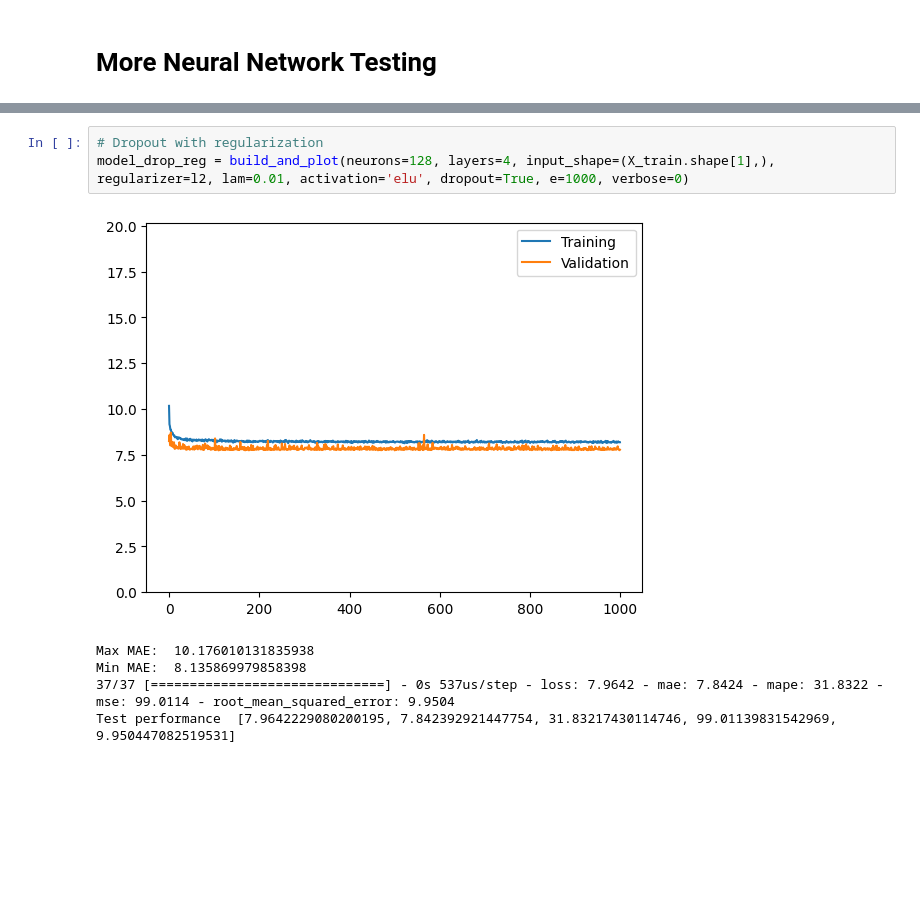
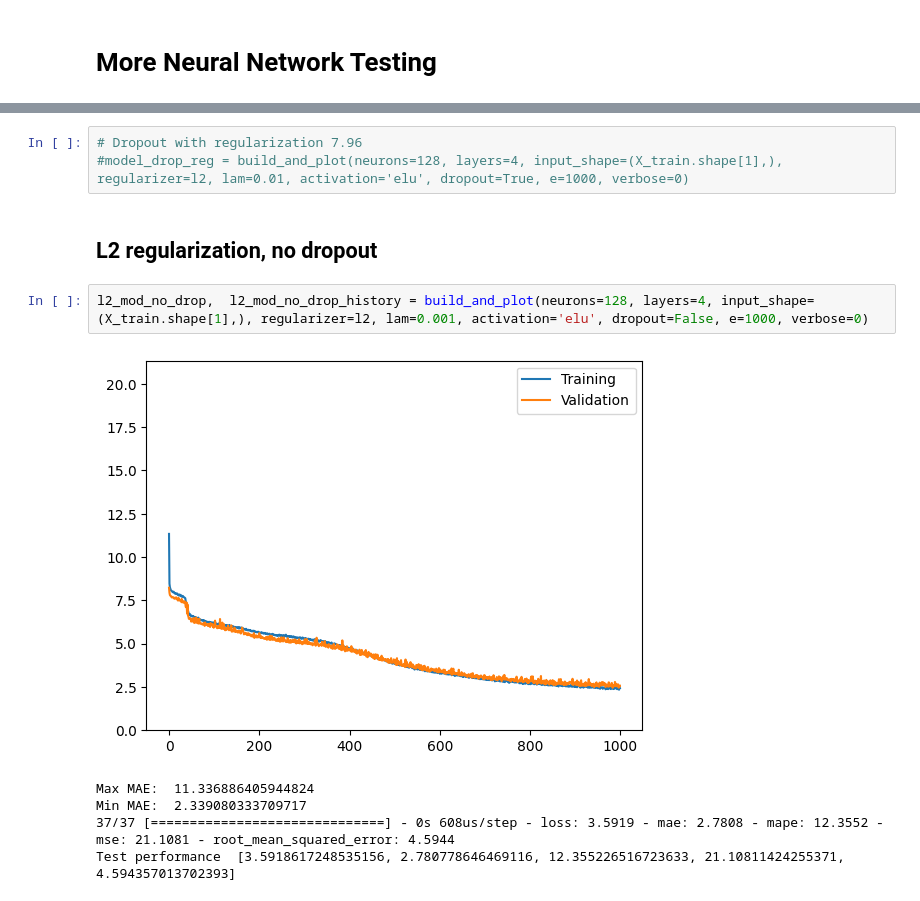
Before and after one commit to alexngUNC/FNN-Regularization, a Jupyter notebook: parkinson3A.ipynb, the cells around one changed output, grey strips where cells are left out. Drawn from its saved outputs; the diff is of its cells as text; blank space fills up the shorter version.

```diff
--- a/parkinson3A.ipynb
+++ b/parkinson3A.ipynb
@@ -125,9 +122,13 @@ Test performance  [3.6882667541503906, 3.6882667541503906, 15.076868057250977, 3
 # %%
-# Dropout with regularization
-model_drop_reg = build_and_plot(neurons=128, layers=4, input_shape=(X_train.shape[1],), regularizer=l2, lam=0.01, activation='elu', dropout=True, e=1000, verbose=0)
+# Dropout with regularization 7.96
+#model_drop_reg = build_and_plot(neurons=128, layers=4, input_shape=(X_train.shape[1],), regularizer=l2, lam=0.01, activation='elu', dropout=True, e=1000, verbose=0)
-# %% [output]
-[figure, removed]
-Max MAE:  10.176010131835938
-Min MAE:  8.135869979858398
-37/37 [==============================] - 0s 537us/step - loss: 7.9642 - mae: 7.8424 - mape: 31.8322 - mse: 99.0114 - root_mean_squared_error: 9.9504
-Test performance  [7.9642229080200195, 7.842392921447754, 31.83217430114746, 99.01139831542969, 9.950447082519531]
+# %% [markdown]
+## L2 regularization, no dropout
+# %%
+l2_mod_no_drop,  l2_mod_no_drop_history = build_and_plot(neurons=128, layers=4, input_shape=(X_train.shape[1],), regularizer=l2, lam=0.001, activation='elu', dropout=False, e=1000, verbose=0)
+# %% [output]
+[figure, added]
+Max MAE:  11.336886405944824
+Min MAE:  2.339080333709717
+37/37 [==============================] - 0s 608us/step - loss: 3.5919 - mae: 2.7808 - mape: 12.3552 - mse: 21.1081 - root_mean_squared_error: 4.5944
+Test performance  [3.5918617248535156, 2.780778646469116, 12.355226516723633, 21.10811424255371, 4.594357013702393]
```
Also changed, not shown: parts of 18 cells of this notebook, 1 other file.
